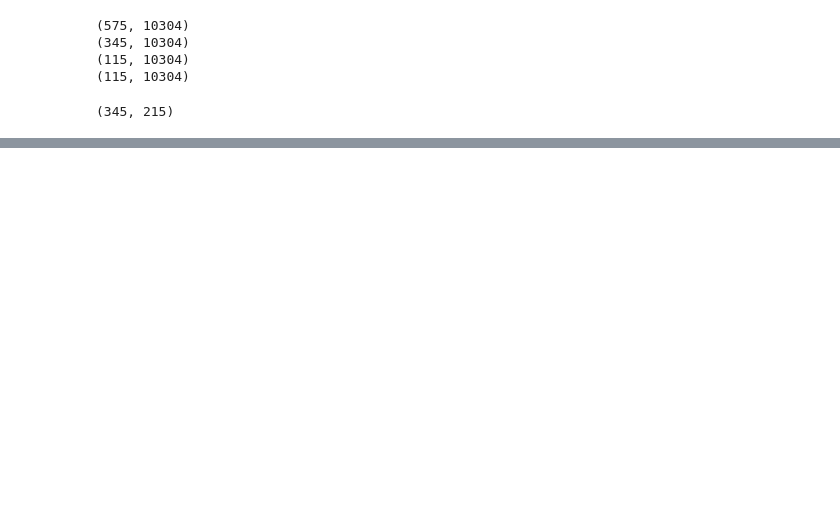
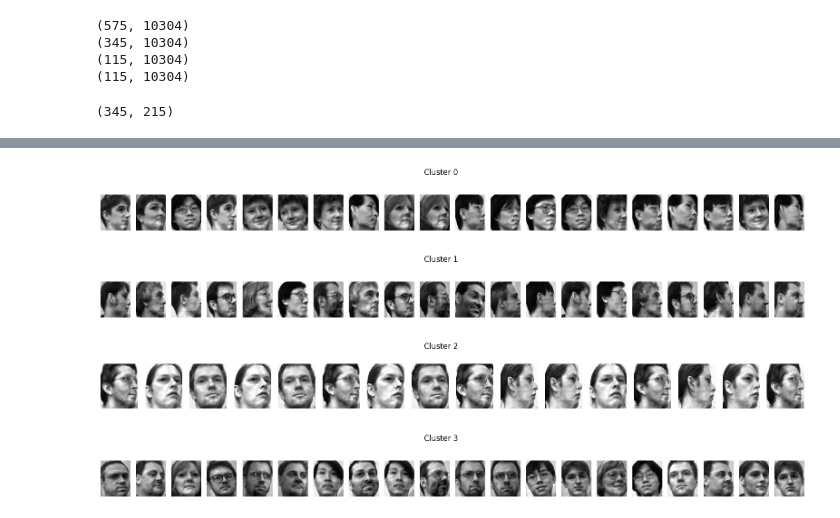
Before and after one commit to jsuaverd/COMP254-Assignments, a Jupyter notebook: clustering_gmm.ipynb, the cells around one changed output, grey strips where cells are left out. Drawn from its saved outputs; the diff is of its cells as text; code cells hidden in the pictures; blank space fills up the shorter version.

```diff
--- a/clustering_gmm.ipynb
+++ b/clustering_gmm.ipynb
@@ -186,0 +209,37 @@ plt.show()
+# %%
+# Plot the first 10 images in each cluster
+for cluster_id in range(21):
+    # Get the indices of images in the current cluster
+    cluster_indices = np.where(labels_hard == cluster_id)[0]
+
+    # Determine the number of images to plot
+    num_images = min(20, len(cluster_indices))
+
+    if num_images > 0:
+        fig, axes = plt.subplots(1, num_images, figsize=(20, 2))
+
+        for i in range(num_images):
+            # Get the image index
+            image_index = cluster_indices[i]
+
+            # Get the image data
+            image_data = X_test[image_index]
+
+            # Reshape the image data
+            image_data = image_data.reshape(112, 92)
+
+            # Plot the image
+            if num_images == 1:
+                axes.imshow(image_data, cmap='gray')
+                axes.axis('off')
+            else:
+                axes[i].imshow(image_data, cmap='gray')
+                axes[i].axis('off')
+
+        plt.suptitle(f"Cluster {cluster_id}")
+        plt.show()
+# %% [output]
+[figure, added]
+[figure, added]
+[figure, added]
+[figure, added]
```
Also changed, not shown: parts of 11 cells of this notebook.
